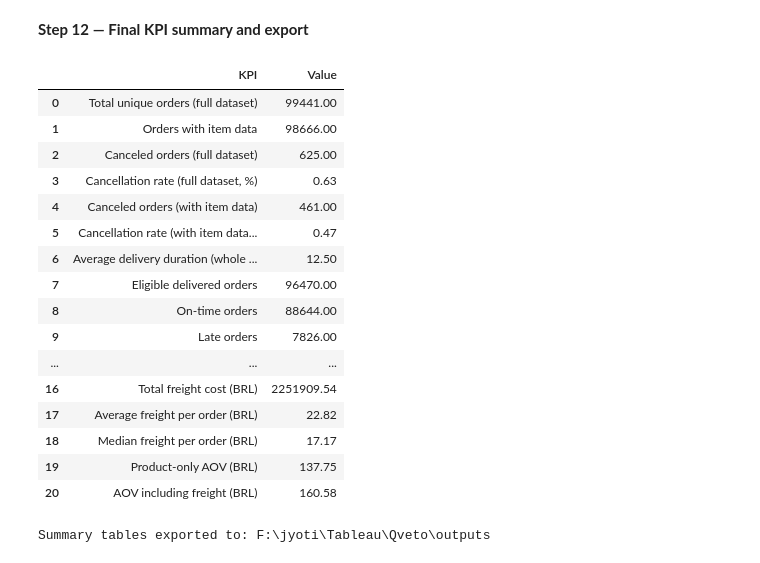
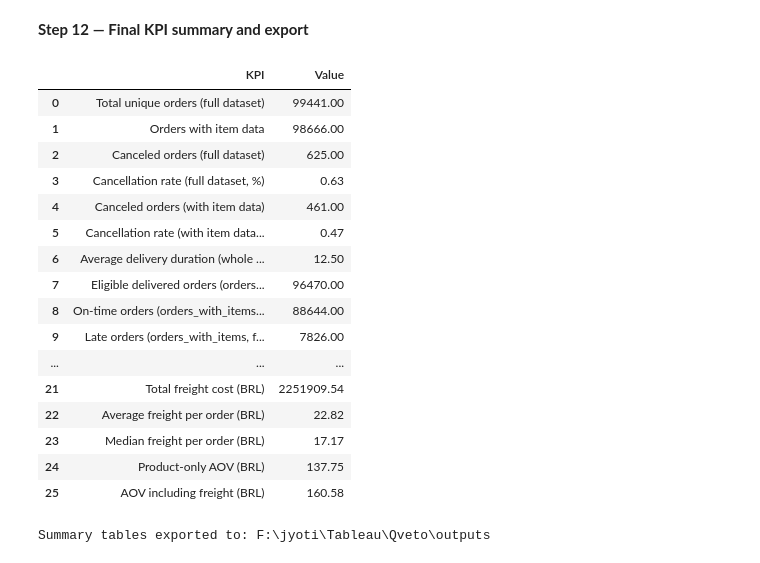
Before and after one commit to Abhi-Wathore/ecommerce-delivery-logistics-analysis, a Jupyter notebook: Python_analysis.ipynb, the cells around one changed output. Drawn from its saved outputs; the diff is of its cells as text; code cells hidden in the pictures.

```diff
--- a/Python_analysis.ipynb
+++ b/Python_analysis.ipynb
@@ -833,11 +901,21 @@ kpi_summary = pd.DataFrame({
         "Canceled orders (with item data)",
         "Cancellation rate (with item data, %)",
         "Average delivery duration (whole calendar days)",
-        "Eligible delivered orders",
-        "On-time orders",
-        "Late orders",
-        "On-time delivery rate (%)",
-        "Late delivery rate (%)",
+
+        # Method 1: orders_with_items
+        "Eligible delivered orders (orders_with_items)",
+        "On-time orders (orders_with_items, full timestamps)",
+        "Late orders (orders_with_items, full timestamps)",
+        "On-time delivery rate (orders_with_items, %)",
+        "Late delivery rate (orders_with_items, %)",
+
+        # Method 2: Full orders dataset, Lavanya's SQL logic
+        "Eligible orders (full timestamps, full dataset)",
+        "On-time orders (full timestamps, full dataset)",
+        "Late orders (full timestamps, full dataset)",
+        "On-time delivery rate (full timestamps, %)",
+        "Late delivery rate (full timestamps, %)",
+
         "Average actual minus estimated delivery (days)",
         "Average delay among late orders (days)",
         "Average purchase-to-carrier time (hours)",
@@ -851,47 +929,55 @@ kpi_summary = pd.DataFrame({
     "Value": [
         total_unique_orders,
         orders_with_items_count,
         cancelled_orders_all,
         round(cancellation_rate_all, 2),
         cancelled_orders_with_items,
         round(cancellation_rate_with_items, 2),
         round(average_delivery_days, 2),
-        evaluated_orders,
-        on_time_orders,
-        late_orders,
-        round(on_time_rate, 2),
-        round(late_rate, 2),
+
+        evaluated_orders_1,
+        on_time_orders_1,
+        late_orders_1,
+        round(on_time_rate_1, 2),
+        round(late_rate_1, 2),
+
+        evaluated_orders_2,
+        on_time_orders_2,
+        late_orders_2,
+        round(on_time_rate_2, 2),
+        round(late_rate_2, 2),
+
         round(average_delay_days, 2),
         round(average_late_delay, 2),
         round(average_purchase_to_carrier_hours, 2),
         round(average_purchase_to_approval_hours, 2),
         round(total_freight_cost, 2),
         round(average_freight_per_order, 2),
         round(median_freight_per_order, 2),
         round(average_order_value, 2),
         round(average_order_value_including_freight, 2)
     ]
 })
 
 display(kpi_summary)
 # %% [output]
 |  | KPI | Value |
 | 0 | Total unique orders (full dataset) | 99441.00 |
 | 1 | Orders with item data | 98666.00 |
 | 2 | Canceled orders (full dataset) | 625.00 |
 | 3 | Cancellation rate (full dataset, %) | 0.63 |
 | 4 | Canceled orders (with item data) | 461.00 |
 | 5 | Cancellation rate (with item data... | 0.47 |
 | 6 | Average delivery duration (whole ... | 12.50 |
-| 7 | Eligible delivered orders | 96470.00 |
-| 8 | On-time orders | 88644.00 |
-| 9 | Late orders | 7826.00 |
+| 7 | Eligible delivered orders (orders... | 96470.00 |
+| 8 | On-time orders (orders_with_items... | 88644.00 |
+| 9 | Late orders (orders_with_items, f... | 7826.00 |
 | ... | ... | ... |
-| 16 | Total freight cost (BRL) | 2251909.54 |
-| 17 | Average freight per order (BRL) | 22.82 |
-| 18 | Median freight per order (BRL) | 17.17 |
-| 19 | Product-only AOV (BRL) | 137.75 |
-| 20 | AOV including freight (BRL) | 160.58 |
+| 21 | Total freight cost (BRL) | 2251909.54 |
+| 22 | Average freight per order (BRL) | 22.82 |
+| 23 | Median freight per order (BRL) | 17.17 |
+| 24 | Product-only AOV (BRL) | 137.75 |
+| 25 | AOV including freight (BRL) | 160.58 |
 # %%
 OUTPUT_DIR = Path("outputs")
 OUTPUT_DIR.mkdir(exist_ok=True)
```
Also changed, not shown: parts of 2 cells of this notebook.
